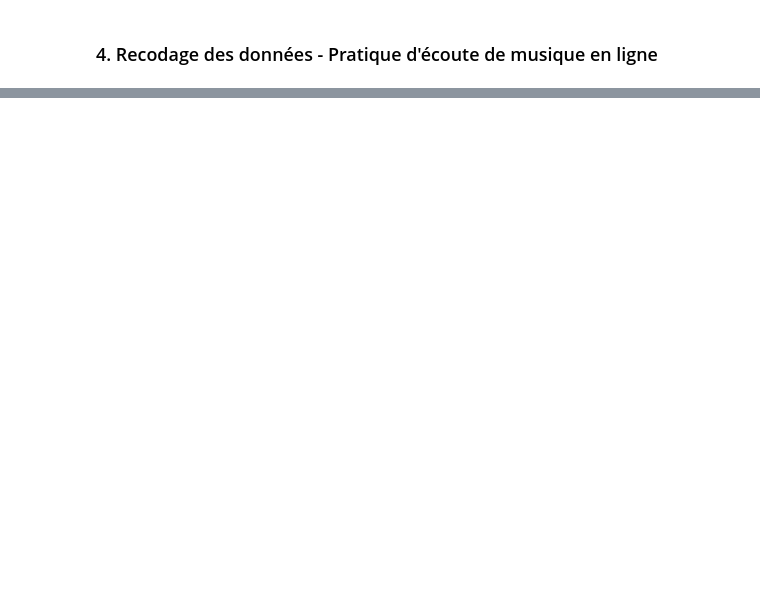
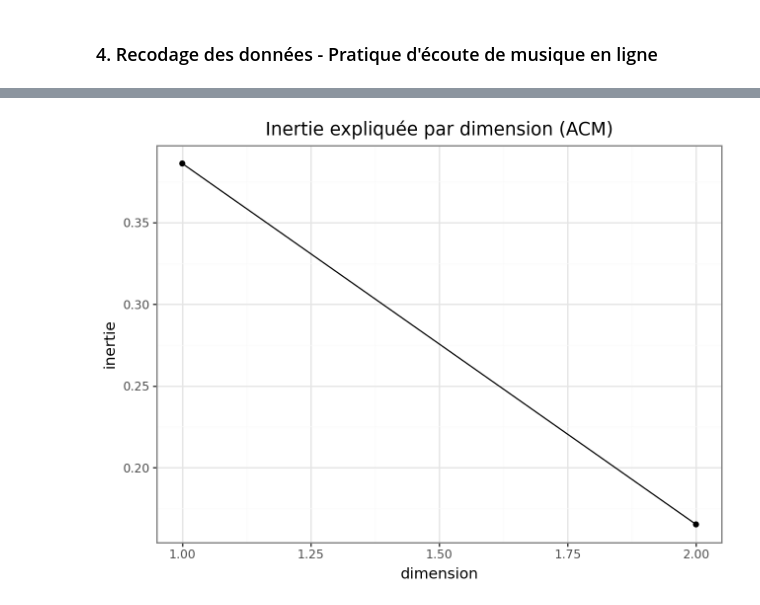
Before and after one commit to Roulinee/Projet_Python_pour_DS, a Jupyter notebook: main.ipynb, the cells around one changed output, grey strips where cells are left out. Saved outputs shown, nothing was run; the diff lists cells and outputs as text; code cells hidden in the pictures; blank space fills up the shorter version.

```diff
--- a/main.ipynb
+++ b/main.ipynb
@@ -244,0 +299,19 @@ See the caveats in the documentation: https://pandas.pydata.org/pandas-docs/stab
+# %%
+pratiques = [
+    "conso_demat_mus", "conso_demat_films", "conso_demat_series",
+    "conso_demat_photos", "conso_demat_jv", "conso_demat_livres",
+    "conso_demat_logi", "conso_demat_presse", "conso_demat_retrans"
+]
+
+for col in pratiques:
+    df_barometre_recode[col + "_bin"] = np.where(df_barometre_recode[col].notna() & (df_barometre_recode[col] != 0), "Oui", "Non")
+
+
+# Variables de pratiques uniquement
+acm_vars = [c for c in df_barometre_recode.columns if c.endswith("_bin") or c.startswith("freq_")]
+print("Variables actives ACM :", acm_vars)
+print(df_barometre_recode[acm_vars].head())
+
+mca = MCA(random_state=42)
+
+mca_fit = mca.fit(df_barometre_recode[acm_vars])
@@ -244,0 +336,19 @@ See the caveats in the documentation: https://pandas.pydata.org/pandas-docs/stab
+# %%
+# Inertie expliquée
+eig = mca_fit.eigenvalues_
+inertia_df = pd.DataFrame({
+    "dimension": range(1, len(eig) + 1),
+    "inertie": eig,
+    "inertie_cumulee": np.cumsum(eig)
+})
+
+p_inertia = (
+    ggplot(inertia_df, aes(x="dimension", y="inertie")) +
+    geom_line() + geom_point() +
+    theme_bw() +
+    labs(title="Inertie expliquée par dimension (ACM)")
+)
+
+p_inertia
+# %% [output]
+[figure, added]
```
Also changed, not shown: parts of 10 cells of this notebook, 2 other files.
